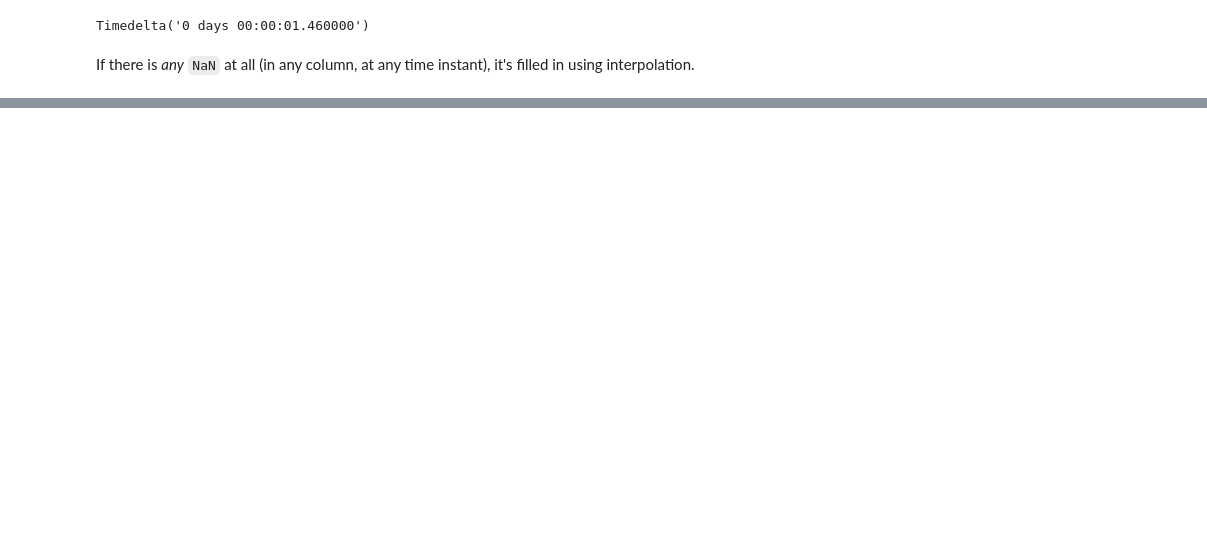
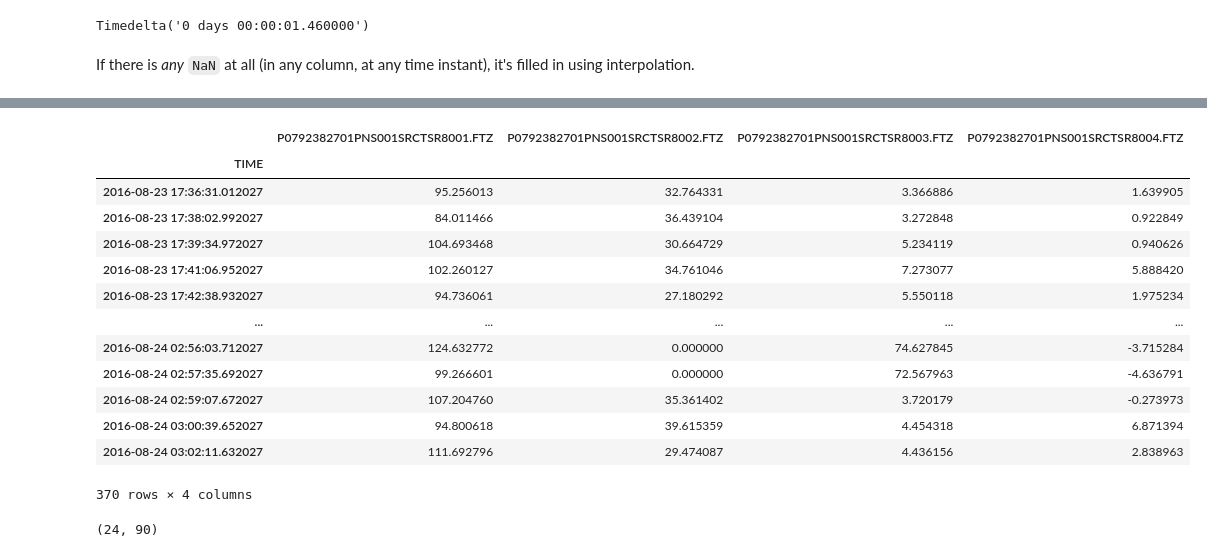
Before and after one commit to manuvazquez/VAEonXMM, a Jupyter notebook: experiments/pack_real_data.ipynb, the cells around one changed output, grey strips where cells are left out. Saved outputs shown, nothing was run; the diff lists cells and outputs as text; code cells hidden in the pictures; blank space fills up the shorter version.

```diff
--- a/experiments/pack_real_data.ipynb
+++ b/experiments/pack_real_data.ipynb
@@ -225,0 +221,22 @@ trapallada.plot.df(binned_df, columns=[pathlib.Path(e).stem for e in binned_df.c
+# %%
+binned_df
+# %% [output]
+|  | P0792382701PNS001SRCTSR8001.FTZ | P0792382701PNS001SRCTSR8002.FTZ | P0792382701PNS001SRCTSR8003.FTZ | P0792382701PNS001SRCTSR8004.FTZ |
+| TIME |  |  |  |  |
+| 2016-08-23 17:36:31.012027 | 95.256013 | 32.764331 | 3.366886 | 1.639905 |
+| 2016-08-23 17:38:02.992027 | 84.011466 | 36.439104 | 3.272848 | 0.922849 |
+| 2016-08-23 17:39:34.972027 | 104.693468 | 30.664729 | 5.234119 | 0.940626 |
+| 2016-08-23 17:41:06.952027 | 102.260127 | 34.761046 | 7.273077 | 5.888420 |
+| 2016-08-23 17:42:38.932027 | 94.736061 | 27.180292 | 5.550118 | 1.975234 |
+| ... | ... | ... | ... | ... |
+| 2016-08-24 02:56:03.712027 | 124.632772 | 0.000000 | 74.627845 | -3.715284 |
+| 2016-08-24 02:57:35.692027 | 99.266601 | 0.000000 | 72.567963 | -4.636791 |
+| 2016-08-24 02:59:07.672027 | 107.204760 | 35.361402 | 3.720179 | -0.273973 |
+| 2016-08-24 03:00:39.652027 | 94.800618 | 39.615359 | 4.454318 | 6.871394 |
+| 2016-08-24 03:02:11.632027 | 111.692796 | 29.474087 | 4.436156 | 2.838963 |
+370 rows × 4 columns
+# %%
+sliced_signals, sliced_times = trapallada.xsa.util.slice(binned_df, window_size=90, step=50, tail_as_window=False)
+sliced_signals.shape
+# %% [output]
+(24, 90)
```
Also changed, not shown: parts of 21 cells of this notebook, 6 other files.
